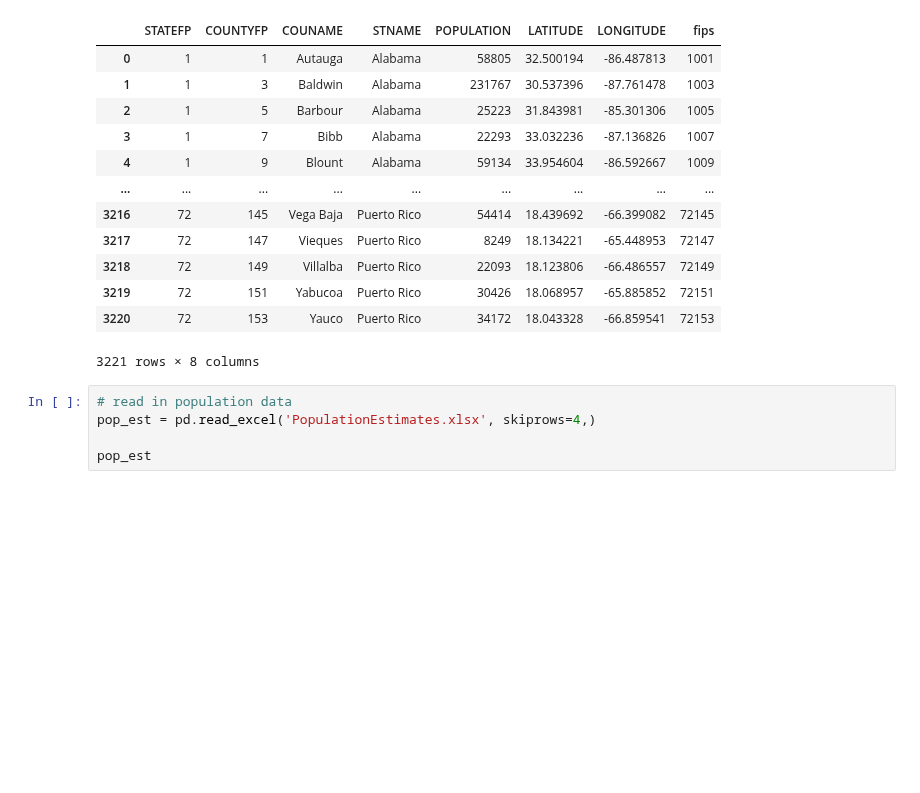
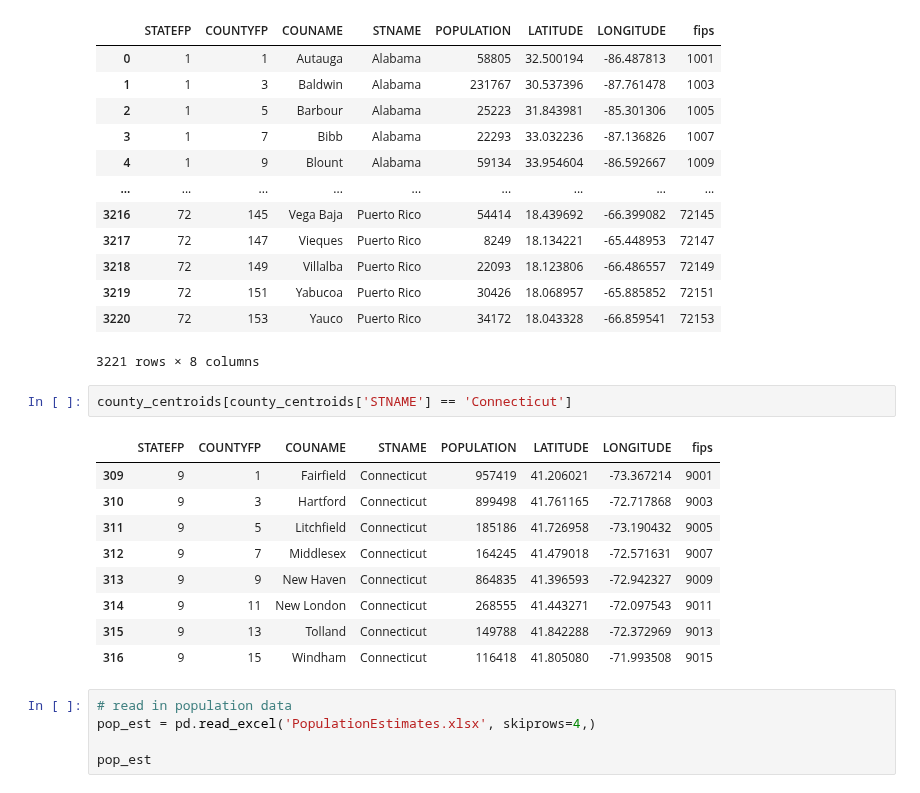
Before and after one commit to gmelmed/gmelmed.github.io, a Jupyter notebook: final_project/zillow_data_cleaning.ipynb, the cells around one changed output. Saved outputs shown, nothing was run; the diff lists cells and outputs as text; blank space fills up the shorter version.

```diff
--- a/final_project/zillow_data_cleaning.ipynb
+++ b/final_project/zillow_data_cleaning.ipynb
@@ -473,6 +487,18 @@ county_centroids
 | 3219 | 72 | 151 | Yabucoa | Puerto Rico | 30426 | 18.068957 | -65.885852 | 72151 |
 | 3220 | 72 | 153 | Yauco | Puerto Rico | 34172 | 18.043328 | -66.859541 | 72153 |
 3221 rows × 8 columns
+# %%
+county_centroids[county_centroids['STNAME'] == 'Connecticut']
+# %% [output]
+|  | STATEFP | COUNTYFP | COUNAME | STNAME | POPULATION | LATITUDE | LONGITUDE | fips |
+| 309 | 9 | 1 | Fairfield | Connecticut | 957419 | 41.206021 | -73.367214 | 9001 |
+| 310 | 9 | 3 | Hartford | Connecticut | 899498 | 41.761165 | -72.717868 | 9003 |
+| 311 | 9 | 5 | Litchfield | Connecticut | 185186 | 41.726958 | -73.190432 | 9005 |
+| 312 | 9 | 7 | Middlesex | Connecticut | 164245 | 41.479018 | -72.571631 | 9007 |
+| 313 | 9 | 9 | New Haven | Connecticut | 864835 | 41.396593 | -72.942327 | 9009 |
+| 314 | 9 | 11 | New London | Connecticut | 268555 | 41.443271 | -72.097543 | 9011 |
+| 315 | 9 | 13 | Tolland | Connecticut | 149788 | 41.842288 | -72.372969 | 9013 |
+| 316 | 9 | 15 | Windham | Connecticut | 116418 | 41.805080 | -71.993508 | 9015 |
 # %%
 # read in population data
 pop_est = pd.read_excel('PopulationEstimates.xlsx', skiprows=4,)
```
Also changed, not shown: parts of 3 cells of this notebook.
